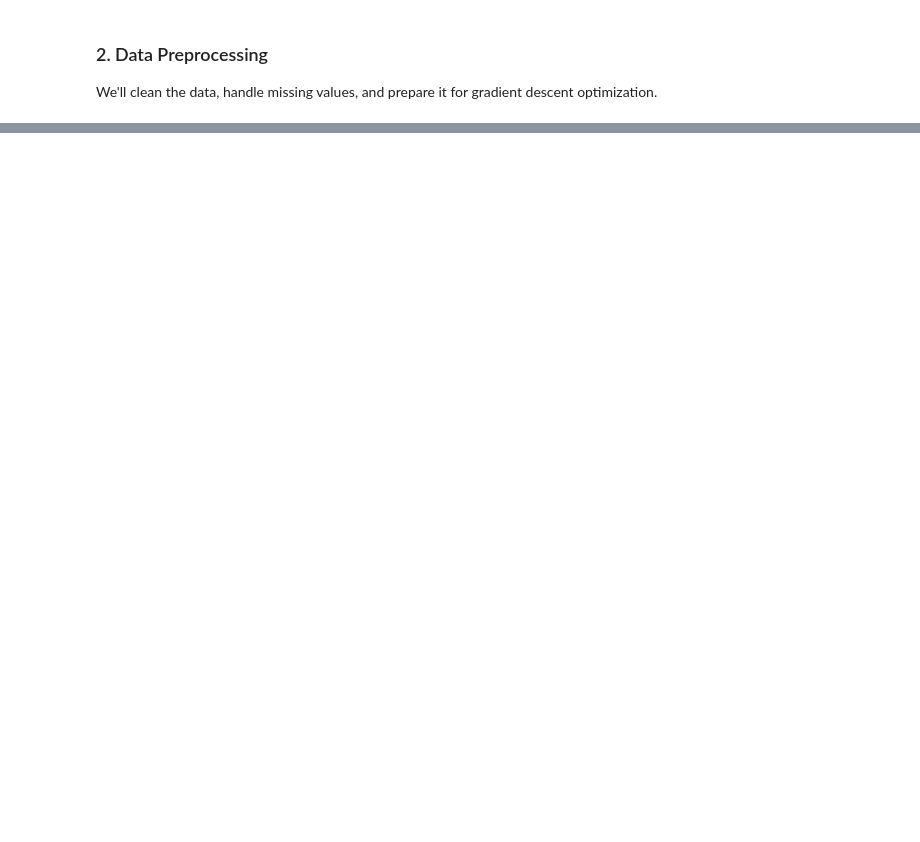
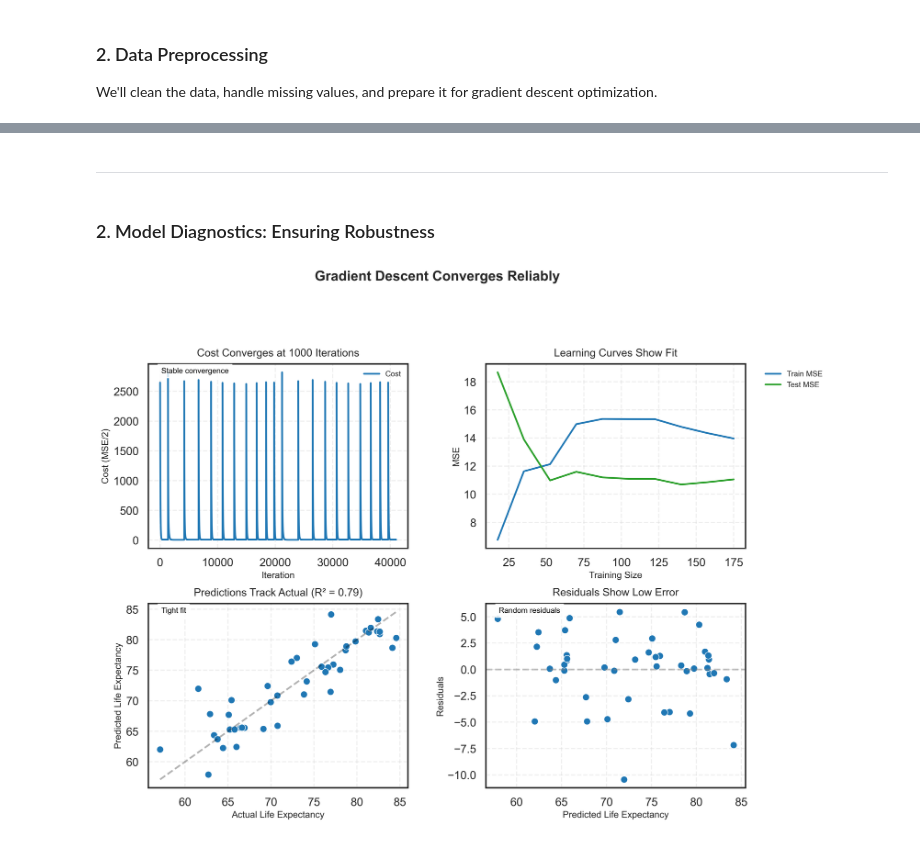
Before and after one commit to harryt50/INDE577_WDI, a Jupyter notebook: supervised learning/gradient_descent/gradient_descent_notebook.ipynb, the cells around one changed output, grey strips where cells are left out. Drawn from its saved outputs; the diff is of its cells as text; code cells hidden in the pictures; blank space fills up the shorter version.

```diff
--- a/supervised learning/gradient_descent/gradient_descent_notebook.ipynb
+++ b/supervised learning/gradient_descent/gradient_descent_notebook.ipynb
@@ -537,0 +466,65 @@ Results saved to 'gradient_descent_results.csv'
+# %% [markdown]
+
+---
+# %% [markdown]
+### 2. Model Diagnostics: Ensuring Robustness
+# %%
+def plot_model_diagnostics(custom_gd, X_train, y_train, X_test, y_test, y_pred_gd):
+
+    fig = plt.figure(figsize=(14, 10), dpi=300)
+    fig.suptitle('Gradient Descent Converges Reliably', fontsize=18, fontweight='bold', y=1.05)
+    gs = fig.add_gridspec(2, 2, hspace=0.3, wspace=0.3)
+
+    ax1 = fig.add_subplot(gs[0, 0])
+    ax1.plot(custom_gd.cost_history, color='#1f77b4', label='Cost')
+    ax1.set_xlabel('Iteration', fontsize=12)
+    ax1.set_ylabel('Cost (MSE/2)', fontsize=12)
+    ax1.set_title('Cost Converges at 1000 Iterations', fontsize=14, pad=10)
+    ax1.grid(True, linestyle='--', alpha=0.3)
+    ax1.legend(fontsize=10)
+    ax1.text(0.05, 0.95, 'Stable convergence', transform=ax1.transAxes, fontsize=10,
+             color='black', bbox=dict(facecolor='white', alpha=0.8))
+
+    ax2 = fig.add_subplot(gs[0, 1])
+    train_sizes = np.linspace(0.1, 1.0, 10)
+    train_scores, test_scores = [], []
+    for size in train_sizes:
+        train_idx = int(len(X_train) * size)
+        custom_gd.fit(X_train[:train_idx], y_train[:train_idx])
+        train_scores.append(mean_squared_error(y_train[:train_idx], custom_gd.predict(X_train[:train_idx])))
+        test_scores.append(mean_squared_error(y_test, custom_gd.predict(X_test)))
+    ax2.plot(train_sizes * len(X_train), train_scores, label='Train MSE', color='#1f77b4')
+    ax2.plot(train_sizes * len(X_train), test_scores, label='Test MSE', color='#2ca02c')
+    ax2.set_xlabel('Training Size', fontsize=12)
+    ax2.set_ylabel('MSE', fontsize=12)
+    ax2.set_title('Learning Curves Show Fit', fontsize=14, pad=10)
+    ax2.grid(True, linestyle='--', alpha=0.3)
+    ax2.legend(bbox_to_anchor=(1.05, 1), loc='upper left', fontsize=10)
+
+    ax3 = fig.add_subplot(gs[1, 0])
+    sns.scatterplot(x=y_test, y=y_pred_gd, color='#1f77b4', ax=ax3)
+    ax3.plot([y_test.min(), y_test.max()], [y_test.min(), y_test.max()], 'k--', alpha=0.3)
+    ax3.set_xlabel('Actual Life Expectancy', fontsize=12)
+    ax3.set_ylabel('Predicted Life Expectancy', fontsize=12)
+    ax3.set_title(f'Predictions Track Actual (R² = {metrics["Gradient Descent"]["R2"]:.2f})', fontsize=14, pad=10)
+    ax3.grid(True, linestyle='--', alpha=0.3)
+    ax3.text(0.05, 0.95, 'Tight fit', transform=ax3.transAxes, fontsize=10,
+             color='black', bbox=dict(facecolor='white', alpha=0.8))
+
+    ax4 = fig.add_subplot(gs[1, 1])
+    residuals = y_test - y_pred_gd
+    sns.scatterplot(x=y_pred_gd, y=residuals, color='#1f77b4', ax=ax4)
+    ax4.axhline(0, linestyle='--', color='gray', alpha=0.5)
+    ax4.set_xlabel('Predicted Life Expectancy', fontsize=12)
+    ax4.set_ylabel('Residuals', fontsize=12)
+    ax4.set_title('Residuals Show Low Error', fontsize=14, pad=10)
+    ax4.grid(True, linestyle='--', alpha=0.3)
+    ax4.text(0.05, 0.95, 'Random residuals', transform=ax4.transAxes, fontsize=10,
+             color='black', bbox=dict(facecolor='white', alpha=0.8))
+
+    plt.tight_layout(rect=[0, 0, 1, 0.95])
+    plt.show()
+
+plot_model_diagnostics(custom_gd, X_train, y_train, X_test, y_test, y_pred_gd)
+# %% [output]
+[figure, added]
```
Also changed, not shown: parts of 42 cells of this notebook, 6 other files.
